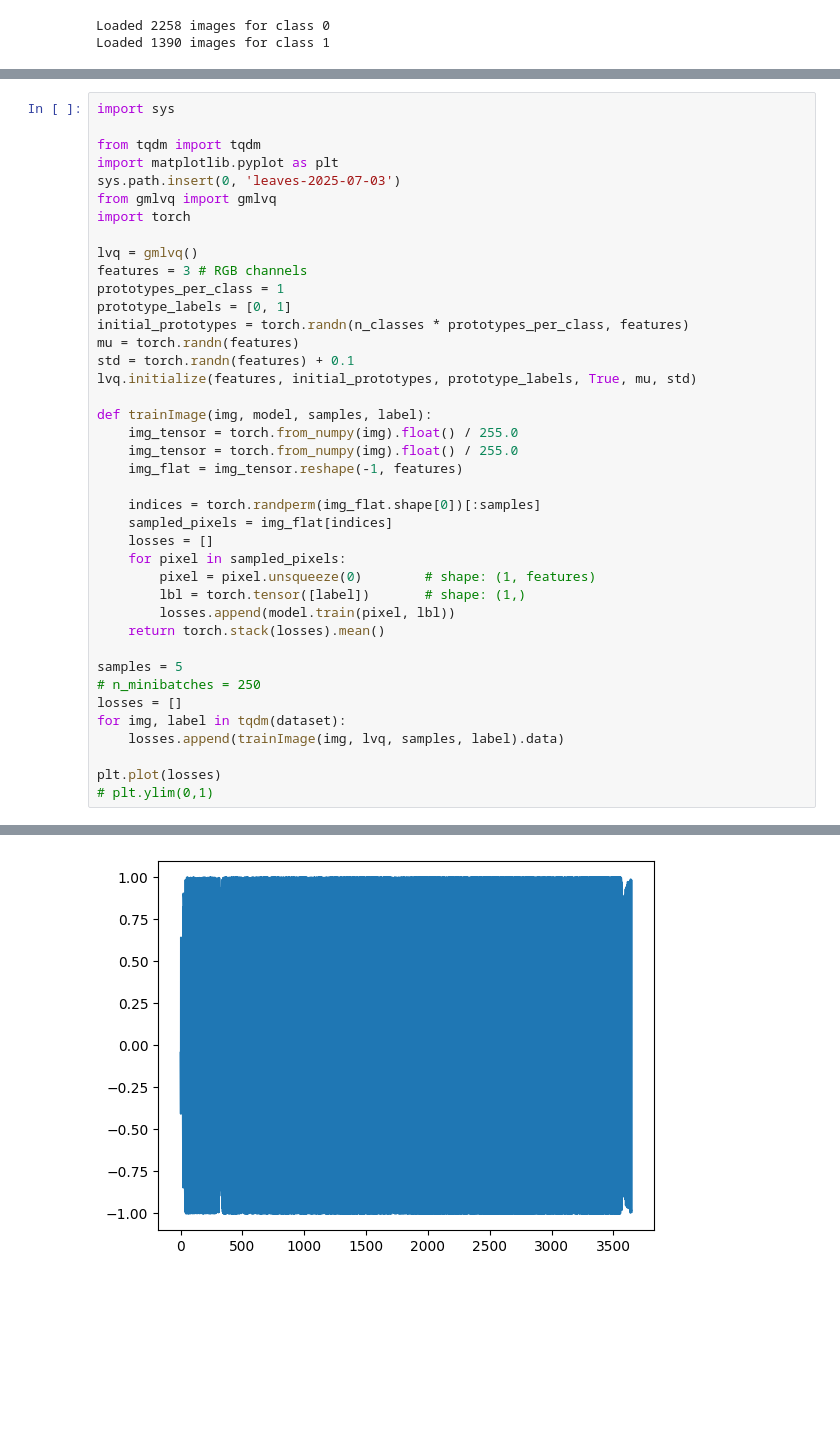
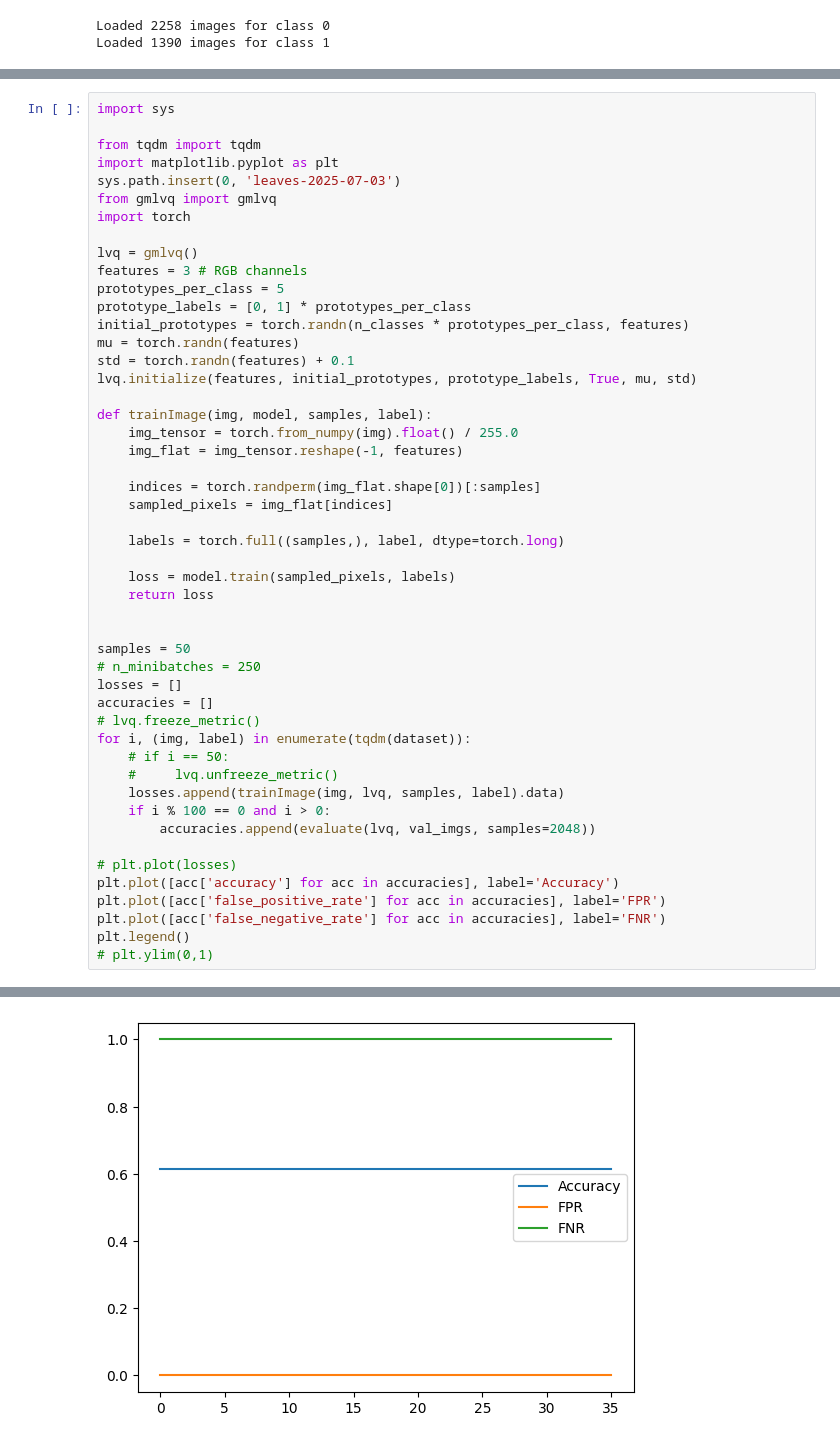
Before and after one commit to MartMonster/AlphaTreeLVQ, a Jupyter notebook: LVQ/GMLVQ.ipynb, the cells around one changed output, grey strips where cells are left out. Drawn from its saved outputs; the diff is of its cells as text; blank space fills up the shorter version.

Commit message:
GMLVQ improvements, but still 100% FPR or FNR; ALVQ tested at ~50% accuracy FPR and FNR

```diff
--- a/LVQ/GMLVQ.ipynb
+++ b/LVQ/GMLVQ.ipynb
@@ -51,8 +123,8 @@ import torch
 
 lvq = gmlvq()
 features = 3 # RGB channels
-prototypes_per_class = 1
-prototype_labels = [0, 1]
+prototypes_per_class = 5
+prototype_labels = [0, 1] * prototypes_per_class
 initial_prototypes = torch.randn(n_classes * prototypes_per_class, features)
 mu = torch.randn(features)
 std = torch.randn(features) + 0.1
@@ -60,24 +132,33 @@ lvq.initialize(features, initial_prototypes, prototype_labels, True, mu, std)
 
 def trainImage(img, model, samples, label):
     img_tensor = torch.from_numpy(img).float() / 255.0
-    img_tensor = torch.from_numpy(img).float() / 255.0
     img_flat = img_tensor.reshape(-1, features)
 
     indices = torch.randperm(img_flat.shape[0])[:samples]
     sampled_pixels = img_flat[indices]
-    losses = []
-    for pixel in sampled_pixels:
-        pixel = pixel.unsqueeze(0)        # shape: (1, features)
-        lbl = torch.tensor([label])       # shape: (1,)
-        losses.append(model.train(pixel, lbl))
-    return torch.stack(losses).mean()
 
-samples = 5
+    labels = torch.full((samples,), label, dtype=torch.long)
+
+    loss = model.train(sampled_pixels, labels)
+    return loss
+
+
+samples = 50
 # n_minibatches = 250
 losses = []
-for img, label in tqdm(dataset):
+accuracies = []
+# lvq.freeze_metric()
+for i, (img, label) in enumerate(tqdm(dataset)):
+    # if i == 50:
+    #     lvq.unfreeze_metric()
     losses.append(trainImage(img, lvq, samples, label).data)
+    if i % 100 == 0 and i > 0:
+        accuracies.append(evaluate(lvq, val_imgs, samples=2048))
 
-plt.plot(losses)
+# plt.plot(losses)
+plt.plot([acc['accuracy'] for acc in accuracies], label='Accuracy')
+plt.plot([acc['false_positive_rate'] for acc in accuracies], label='FPR')
+plt.plot([acc['false_negative_rate'] for acc in accuracies], label='FNR')
+plt.legend()
 # plt.ylim(0,1)
 # %% [output]
@@ -85 +166 @@ plt.plot(losses)
-[figure, old version]
+[figure, new version]
```
Also changed, not shown: parts of 3 cells of this notebook, 4 other files.
